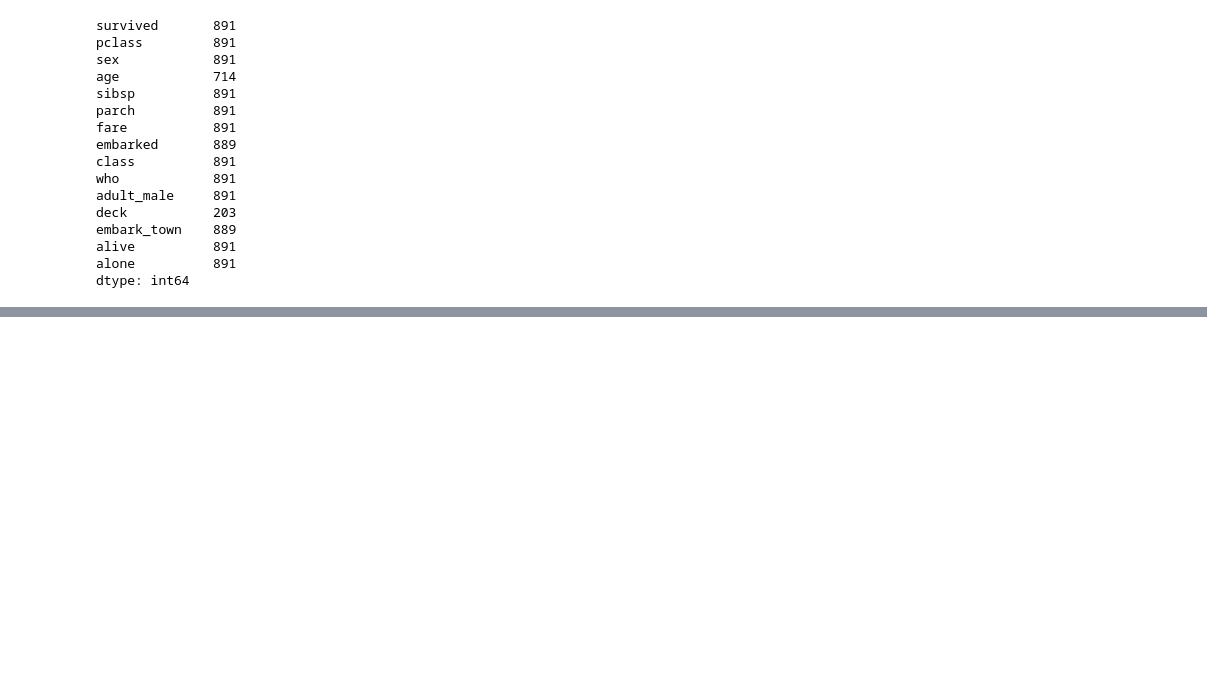
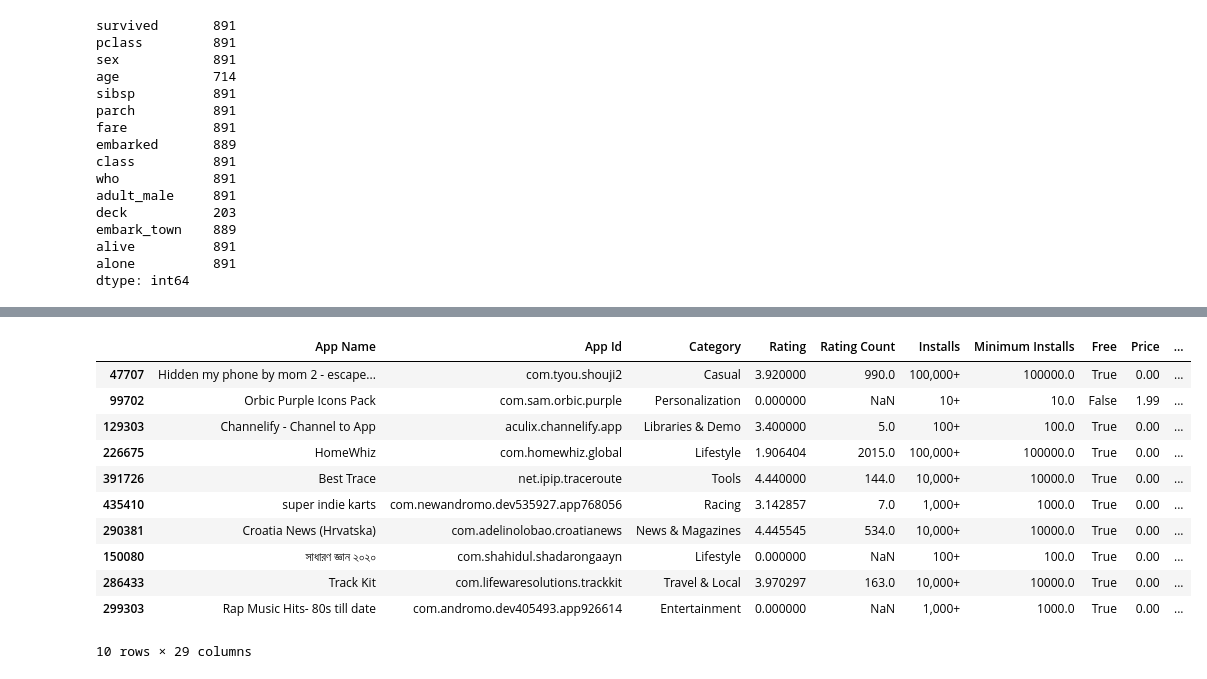
Before and after one commit to Munaam17/Practice-questions, a Jupyter notebook: Datatests.ipynb, the cells around one changed output, grey strips where cells are left out. Saved outputs shown, nothing was run; the diff lists cells and outputs as text; code cells hidden in the pictures; blank space fills up the shorter version.

```diff
--- a/Datatests.ipynb
+++ b/Datatests.ipynb
@@ -384,0 +383,5 @@ df_02 = pd.read_csv('./DataSets/Playstore_final.csv')
+# %%
+# Reading the dataset
+#  ...existing code...
+df_02 = pd.read_csv('./DataSets/Playstore_final.csv', engine='python', on_bad_lines='skip', sep=',')
+# ...existing code...
@@ -384,0 +433,15 @@ df_02 = pd.read_csv('./DataSets/Playstore_final.csv')
+# %%
+df_02.sample(10)
+# %% [output]
+|  | App Name | App Id | Category | Rating | Rating Count | Installs | Minimum Installs | Free | Price | ... |
+| 47707 | Hidden my phone by mom 2 - escape... | com.tyou.shouji2 | Casual | 3.920000 | 990.0 | 100,000+ | 100000.0 | True | 0.00 | ... |
+| 99702 | Orbic Purple Icons Pack | com.sam.orbic.purple | Personalization | 0.000000 | NaN | 10+ | 10.0 | False | 1.99 | ... |
+| 129303 | Channelify - Channel to App | aculix.channelify.app | Libraries & Demo | 3.400000 | 5.0 | 100+ | 100.0 | True | 0.00 | ... |
+| 226675 | HomeWhiz | com.homewhiz.global | Lifestyle | 1.906404 | 2015.0 | 100,000+ | 100000.0 | True | 0.00 | ... |
+| 391726 | Best Trace | net.ipip.traceroute | Tools | 4.440000 | 144.0 | 10,000+ | 10000.0 | True | 0.00 | ... |
+| 435410 | super indie karts | com.newandromo.dev535927.app768056 | Racing | 3.142857 | 7.0 | 1,000+ | 1000.0 | True | 0.00 | ... |
+| 290381 | Croatia News (Hrvatska) | com.adelinolobao.croatianews | News & Magazines | 4.445545 | 534.0 | 10,000+ | 10000.0 | True | 0.00 | ... |
+| 150080 | সাধারণ জ্ঞান ২০২০ | com.shahidul.shadarongaayn | Lifestyle | 0.000000 | NaN | 100+ | 100.0 | True | 0.00 | ... |
+| 286433 | Track Kit | com.lifewaresolutions.trackkit | Travel & Local | 3.970297 | 163.0 | 10,000+ | 10000.0 | True | 0.00 | ... |
+| 299303 | Rap Music Hits- 80s till date | com.andromo.dev405493.app926614 | Entertainment | 0.000000 | NaN | 1,000+ | 1000.0 | True | 0.00 | ... |
+10 rows × 29 columns
```
Also changed, not shown: parts of 16 cells of this notebook.
